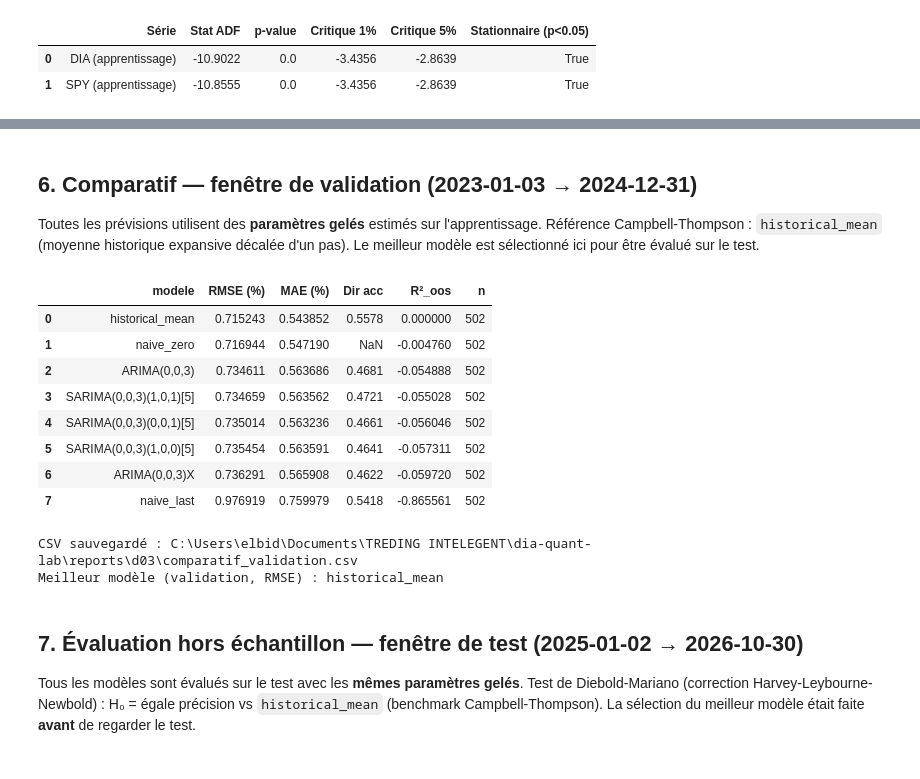
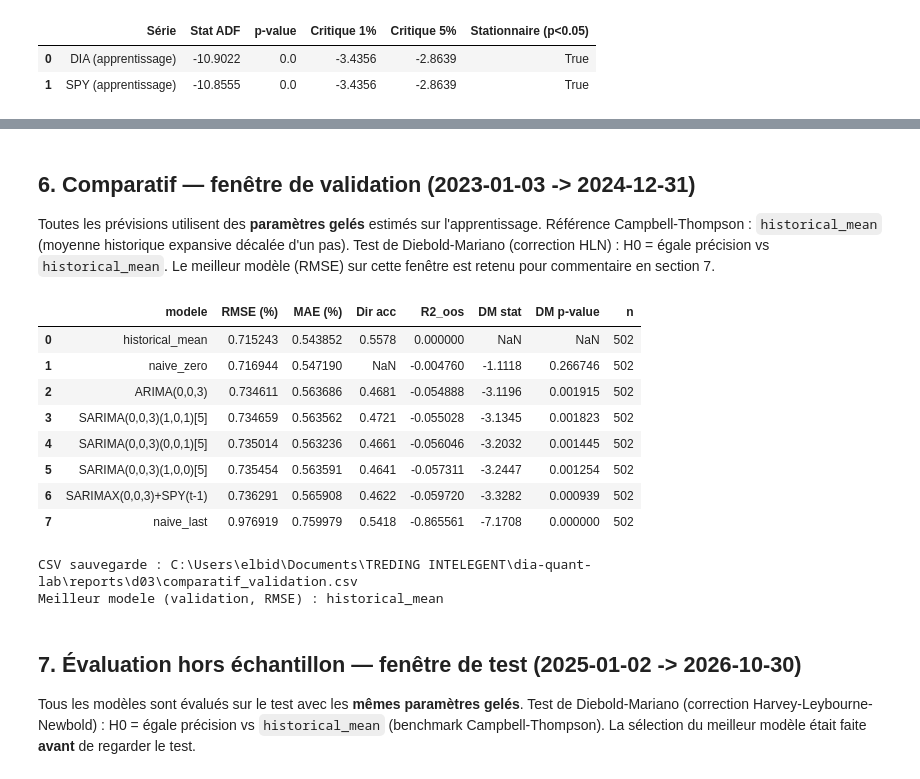
Before and after one commit to Zakaria12e/dia-quant-lab, a Jupyter notebook: notebooks/03_econometrie_moyenne.ipynb, the cells around one changed output, grey strips where cells are left out. Saved outputs shown, nothing was run; the diff lists cells and outputs as text; code cells hidden in the pictures.

Commit message:
fix(d03): conclusion argumentée, DM validation, prévisions datées hors apprentissage

```diff
--- a/notebooks/03_econometrie_moyenne.ipynb
+++ b/notebooks/03_econometrie_moyenne.ipynb
@@ -215,7 +216,7 @@ for P, D, Q, s in sarima_configs:
         + ")(" + str(P) + "," + str(D) + "," + str(Q)
         + ")[" + str(s) + "]"
     )
-    print("Estimation", nom, "…")
+    print("Estimation", nom, "...")
     try:
         res = fit_state_space(
             frame, train_mask,
@@ -230,6 +231,13 @@ for P, D, Q, s in sarima_configs:
             + "  |  BIC = " + str(round(res.bic, 2))
             + "  |  t_fit = " + str(round(res.fit_seconds, 2)) + " s"
         )
+        df_p = pd.DataFrame({
+            "Parametre": res.params.index,
+            "Valeur": res.params.values.round(6),
+            "p-value": res.pvalues.values.round(4),
+            "Significatif (5%)": (res.pvalues.values < 0.05),
+        })
+        display(df_p)
     except Exception as exc:
         print("  ECHEC :", exc)
         resultats_sarima[nom] = None
@@ -248,17 +278,21 @@ Aucune information future n'est utilisée.
 Ordre non-saisonnier : meilleur ordre ARIMA. Pas de composante saisonnière.
 # %%
-print("Estimation SARIMAX…")
+nom_sarimax = (
+    "SARIMAX(" + str(p_best) + ",0," + str(q_best) + ")+SPY(t-1)"
+)
+print("Estimation", nom_sarimax, "...")
 res_sarimax = fit_state_space(
     frame, train_mask,
     order=meilleur_ordre,
     seasonal_order=(0, 0, 0, 0),
     with_exog=True,
+    nom=nom_sarimax,
 )
 print("AIC = " + str(round(res_sarimax.aic, 2)) + "  |  BIC = " + str(round(res_sarimax.bic, 2)))
 print("Temps estimation : " + str(round(res_sarimax.fit_seconds, 2)) + " s")
 print()
 df_sarimax_params = pd.DataFrame({
-    "Paramètre": res_sarimax.params.index,
+    "Parametre": res_sarimax.params.index,
     "Valeur": res_sarimax.params.values.round(6),
     "p-value": res_sarimax.pvalues.values.round(4),
     "Significatif (5%)": (res_sarimax.pvalues.values < 0.05),
@@ -351,68 +385,72 @@ CSV sauvegardé : C:\Users\elbid\Documents\TREDING INTELEGENT\dia-quant-lab\repo
 # %% [markdown]
-## 6. Comparatif — fenêtre de validation (2023-01-03 → 2024-12-31)
+## 6. Comparatif — fenêtre de validation (2023-01-03 -> 2024-12-31)
 
 Toutes les prévisions utilisent des **paramètres gelés** estimés sur l'apprentissage.
 Référence Campbell-Thompson : `historical_mean` (moyenne historique expansive décalée d'un pas).
-Le meilleur modèle est sélectionné ici pour être évalué sur le test.
+Test de Diebold-Mariano (correction HLN) : H0 = égale précision vs `historical_mean`.
+Le meilleur modèle (RMSE) sur cette fenêtre est retenu pour commentaire en section 7.
 # %%
 res_zero = naive_zero(frame)
 res_last = naive_last(frame)
 res_hm   = historical_mean(frame)
 
 val_idx   = dec["validation"].index
 y_val     = frame.loc[val_idx, "dia_ret"]
 bench_val = res_hm.predictions.reindex(val_idx)
 
 tous_modeles = {
     "naive_zero":      res_zero,
     "naive_last":      res_last,
     "historical_mean": res_hm,
     res_arima.nom:     res_arima,
     res_sarimax.nom:   res_sarimax,
 }
 for nom, res in resultats_sarima.items():
     if res is not None:
         tous_modeles[nom] = res
 
 rows_val = []
 for nom, res in tous_modeles.items():
     yhat = res.predictions.reindex(val_idx)
-    m = metrics(y_val, yhat, bench_val)
+    m  = metrics(y_val, yhat, bench_val)
+    dm = diebold_mariano(y_val, res_hm.predictions.reindex(val_idx), yhat)
     rows_val.append({
-        "modele":    nom,
-        "RMSE (%)":  m["rmse_pct"],
-        "MAE (%)":   m["mae_pct"],
-        "Dir acc":   m["dir_acc"],
-        "R²_oos":    m["r2_oos"],
-        "n":         m["n"],
+        "modele":      nom,
+        "RMSE (%)":    m["rmse_pct"],
+        "MAE (%)":     m["mae_pct"],
+        "Dir acc":     m["dir_acc"],
+        "R2_oos":      m["r2_oos"],
+        "DM stat":     dm["dm_stat"],
+        "DM p-value":  dm["pval"],
+        "n":           m["n"],
     })
 
 df_val = pd.DataFrame(rows_val).sort_values("RMSE (%)").reset_index(drop=True)
 display(df_val)
 df_val.to_csv(REP_D03 / "comparatif_validation.csv", index=False)
 
 meilleur_val_nom = df_val.iloc[0]["modele"]
 print()
-print("CSV sauvegardé :", str(REP_D03 / "comparatif_validation.csv"))
-print("Meilleur modèle (validation, RMSE) :", meilleur_val_nom)
+print("CSV sauvegarde :", str(REP_D03 / "comparatif_validation.csv"))
+print("Meilleur modele (validation, RMSE) :", meilleur_val_nom)
 # %% [output]
-|  | modele | RMSE (%) | MAE (%) | Dir acc | R²_oos | n |
-| 0 | historical_mean | 0.715243 | 0.543852 | 0.5578 | 0.000000 | 502 |
-| 1 | naive_zero | 0.716944 | 0.547190 | NaN | -0.004760 | 502 |
-| 2 | ARIMA(0,0,3) | 0.734611 | 0.563686 | 0.4681 | -0.054888 | 502 |
-| 3 | SARIMA(0,0,3)(1,0,1)[5] | 0.734659 | 0.563562 | 0.4721 | -0.055028 | 502 |
-| 4 | SARIMA(0,0,3)(0,0,1)[5] | 0.735014 | 0.563236 | 0.4661 | -0.056046 | 502 |
-| 5 | SARIMA(0,0,3)(1,0,0)[5] | 0.735454 | 0.563591 | 0.4641 | -0.057311 | 502 |
-| 6 | ARIMA(0,0,3)X | 0.736291 | 0.565908 | 0.4622 | -0.059720 | 502 |
-| 7 | naive_last | 0.976919 | 0.759979 | 0.5418 | -0.865561 | 502 |
+|  | modele | RMSE (%) | MAE (%) | Dir acc | R2_oos | DM stat | DM p-value | n |
+| 0 | historical_mean | 0.715243 | 0.543852 | 0.5578 | 0.000000 | NaN | NaN | 502 |
+| 1 | naive_zero | 0.716944 | 0.547190 | NaN | -0.004760 | -1.1118 | 0.266746 | 502 |
+| 2 | ARIMA(0,0,3) | 0.734611 | 0.563686 | 0.4681 | -0.054888 | -3.1196 | 0.001915 | 502 |
+| 3 | SARIMA(0,0,3)(1,0,1)[5] | 0.734659 | 0.563562 | 0.4721 | -0.055028 | -3.1345 | 0.001823 | 502 |
+| 4 | SARIMA(0,0,3)(0,0,1)[5] | 0.735014 | 0.563236 | 0.4661 | -0.056046 | -3.2032 | 0.001445 | 502 |
+| 5 | SARIMA(0,0,3)(1,0,0)[5] | 0.735454 | 0.563591 | 0.4641 | -0.057311 | -3.2447 | 0.001254 | 502 |
+| 6 | SARIMAX(0,0,3)+SPY(t-1) | 0.736291 | 0.565908 | 0.4622 | -0.059720 | -3.3282 | 0.000939 | 502 |
+| 7 | naive_last | 0.976919 | 0.759979 | 0.5418 | -0.865561 | -7.1708 | 0.000000 | 502 |
-CSV sauvegardé : C:\Users\elbid\Documents\TREDING INTELEGENT\dia-quant-lab\reports\d03\comparatif_validation.csv
-Meilleur modèle (validation, RMSE) : historical_mean
+CSV sauvegarde : C:\Users\elbid\Documents\TREDING INTELEGENT\dia-quant-lab\reports\d03\comparatif_validation.csv
+Meilleur modele (validation, RMSE) : historical_mean
 # %% [markdown]
-## 7. Évaluation hors échantillon — fenêtre de test (2025-01-02 → 2026-10-30)
+## 7. Évaluation hors échantillon — fenêtre de test (2025-01-02 -> 2026-10-30)
 
 Tous les modèles sont évalués sur le test avec les **mêmes paramètres gelés**.
 Test de Diebold-Mariano (correction Harvey-Leybourne-Newbold) :
-H₀ = égale précision vs `historical_mean` (benchmark Campbell-Thompson).
+H0 = égale précision vs `historical_mean` (benchmark Campbell-Thompson).
 La sélection du meilleur modèle était faite **avant** de regarder le test.
 # %%
 test_idx   = dec["test"].index
```
Also changed, not shown: parts of 17 cells of this notebook, 8 other files.
